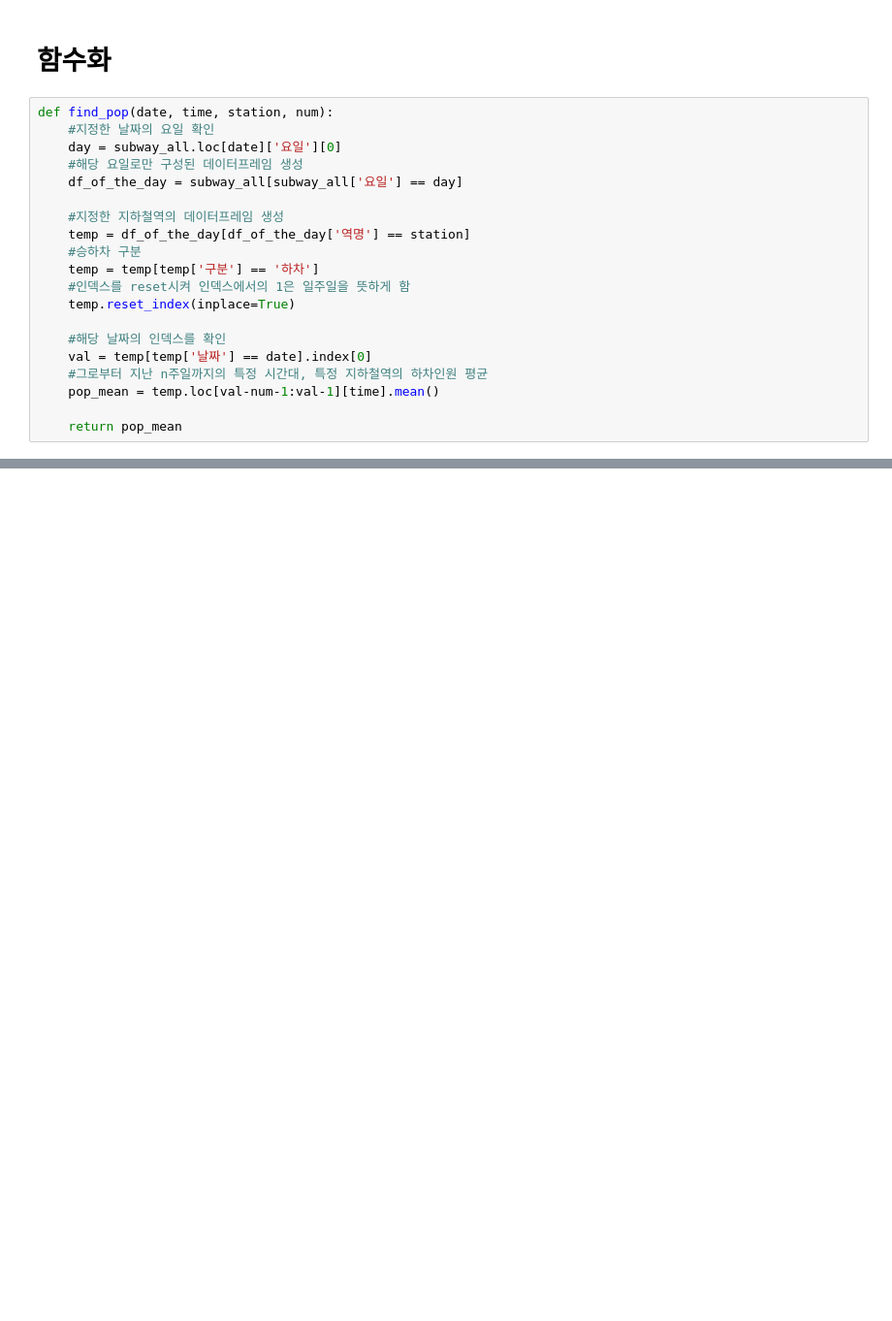
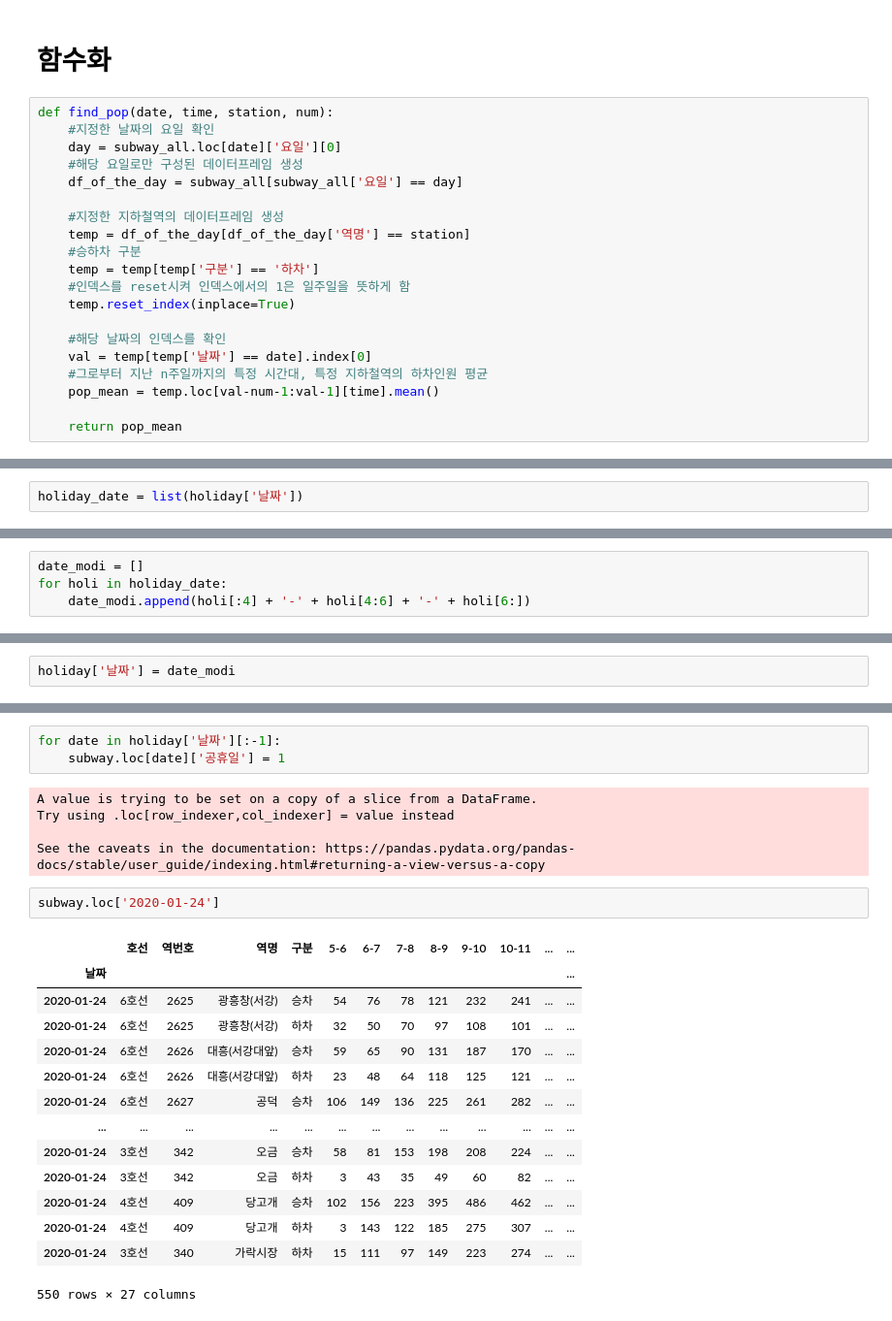
Before and after one commit to Changyoon-Lee/big_contest, a Jupyter notebook: 지난 n주일 지하철 하차데이터.ipynb, the cells around one changed output, grey strips where cells are left out. Shown at 97% size. Saved outputs shown, nothing was run; the diff lists cells and outputs as text; blank space fills up the shorter version.

```diff
--- a/지난 n주일 지하철 하차데이터.ipynb
+++ b/지난 n주일 지하철 하차데이터.ipynb
@@ -255,0 +633,2 @@ find_pop('2020-05-31', '06 ~ 07', '명동', 5)
+# %%
+holiday_date = list(holiday['날짜'])
@@ -255,0 +643,4 @@ find_pop('2020-05-31', '06 ~ 07', '명동', 5)
+# %%
+date_modi = []
+for holi in holiday_date:
+    date_modi.append(holi[:4] + '-' + holi[4:6] + '-' + holi[6:])
@@ -255,0 +677,2 @@ find_pop('2020-05-31', '06 ~ 07', '명동', 5)
+# %%
+holiday['날짜'] = date_modi
@@ -255,0 +724,25 @@ find_pop('2020-05-31', '06 ~ 07', '명동', 5)
+# %%
+for date in holiday['날짜'][:-1]:
+    subway.loc[date]['공휴일'] = 1
+# %% [output]
+A value is trying to be set on a copy of a slice from a DataFrame.
+Try using .loc[row_indexer,col_indexer] = value instead
+
+See the caveats in the documentation: https://pandas.pydata.org/pandas-docs/stable/user_guide/indexing.html#returning-a-view-versus-a-copy
+# %%
+subway.loc['2020-01-24']
+# %% [output]
+|  | 호선 | 역번호 | 역명 | 구분 | 5-6 | 6-7 | 7-8 | 8-9 | 9-10 | 10-11 | ... | ... |
+| 날짜 |  |  |  |  |  |  |  |  |  |  |  | ... |
+| 2020-01-24 | 6호선 | 2625 | 광흥창(서강) | 승차 | 54 | 76 | 78 | 121 | 232 | 241 | ... | ... |
+| 2020-01-24 | 6호선 | 2625 | 광흥창(서강) | 하차 | 32 | 50 | 70 | 97 | 108 | 101 | ... | ... |
+| 2020-01-24 | 6호선 | 2626 | 대흥(서강대앞) | 승차 | 59 | 65 | 90 | 131 | 187 | 170 | ... | ... |
+| 2020-01-24 | 6호선 | 2626 | 대흥(서강대앞) | 하차 | 23 | 48 | 64 | 118 | 125 | 121 | ... | ... |
+| 2020-01-24 | 6호선 | 2627 | 공덕 | 승차 | 106 | 149 | 136 | 225 | 261 | 282 | ... | ... |
+| ... | ... | ... | ... | ... | ... | ... | ... | ... | ... | ... | ... | ... |
+| 2020-01-24 | 3호선 | 342 | 오금 | 승차 | 58 | 81 | 153 | 198 | 208 | 224 | ... | ... |
+| 2020-01-24 | 3호선 | 342 | 오금 | 하차 | 3 | 43 | 35 | 49 | 60 | 82 | ... | ... |
+| 2020-01-24 | 4호선 | 409 | 당고개 | 승차 | 102 | 156 | 223 | 395 | 486 | 462 | ... | ... |
+| 2020-01-24 | 4호선 | 409 | 당고개 | 하차 | 3 | 143 | 122 | 185 | 275 | 307 | ... | ... |
+| 2020-01-24 | 3호선 | 340 | 가락시장 | 하차 | 15 | 111 | 97 | 149 | 223 | 274 | ... | ... |
+550 rows × 27 columns
```
Also changed, not shown: parts of 57 cells of this notebook.
